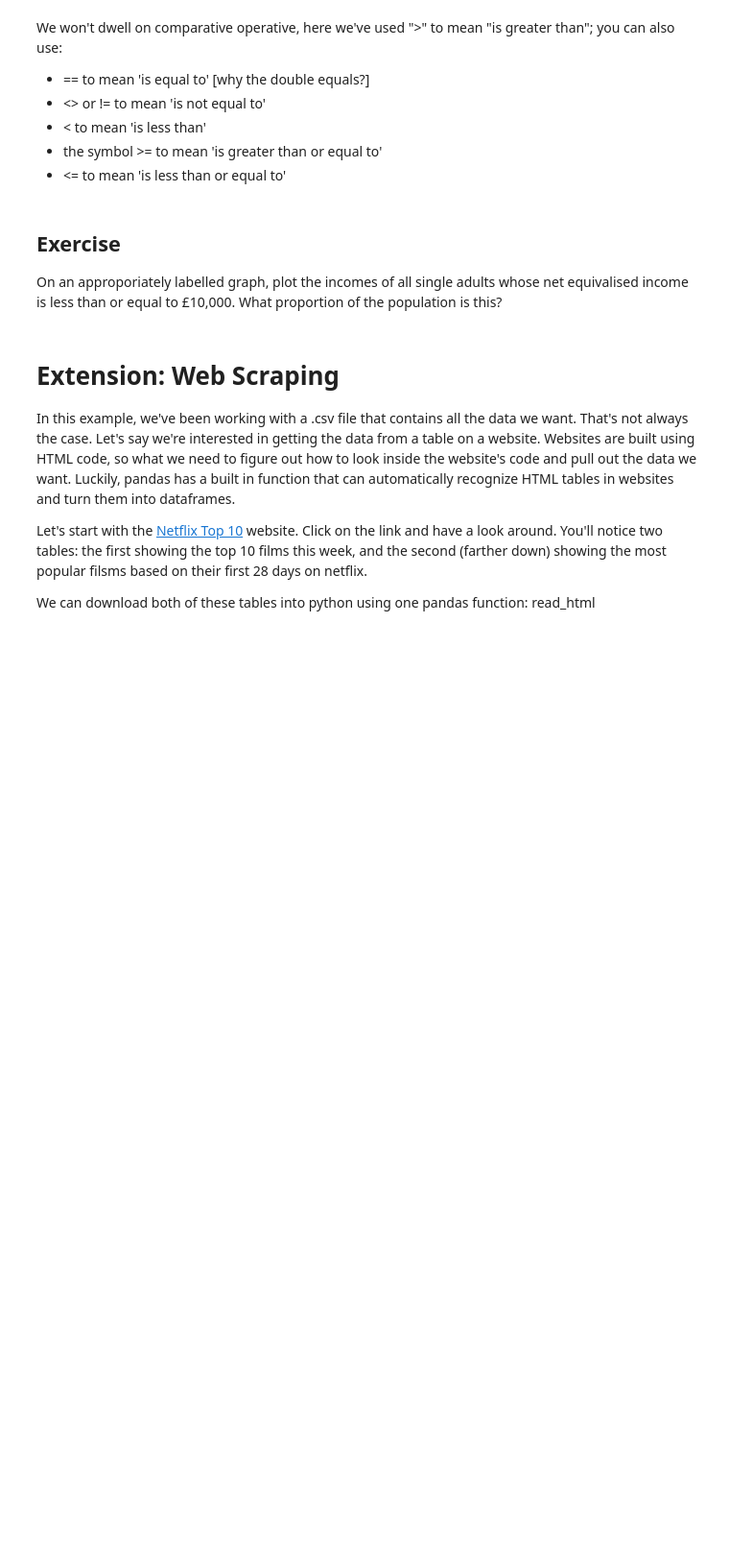
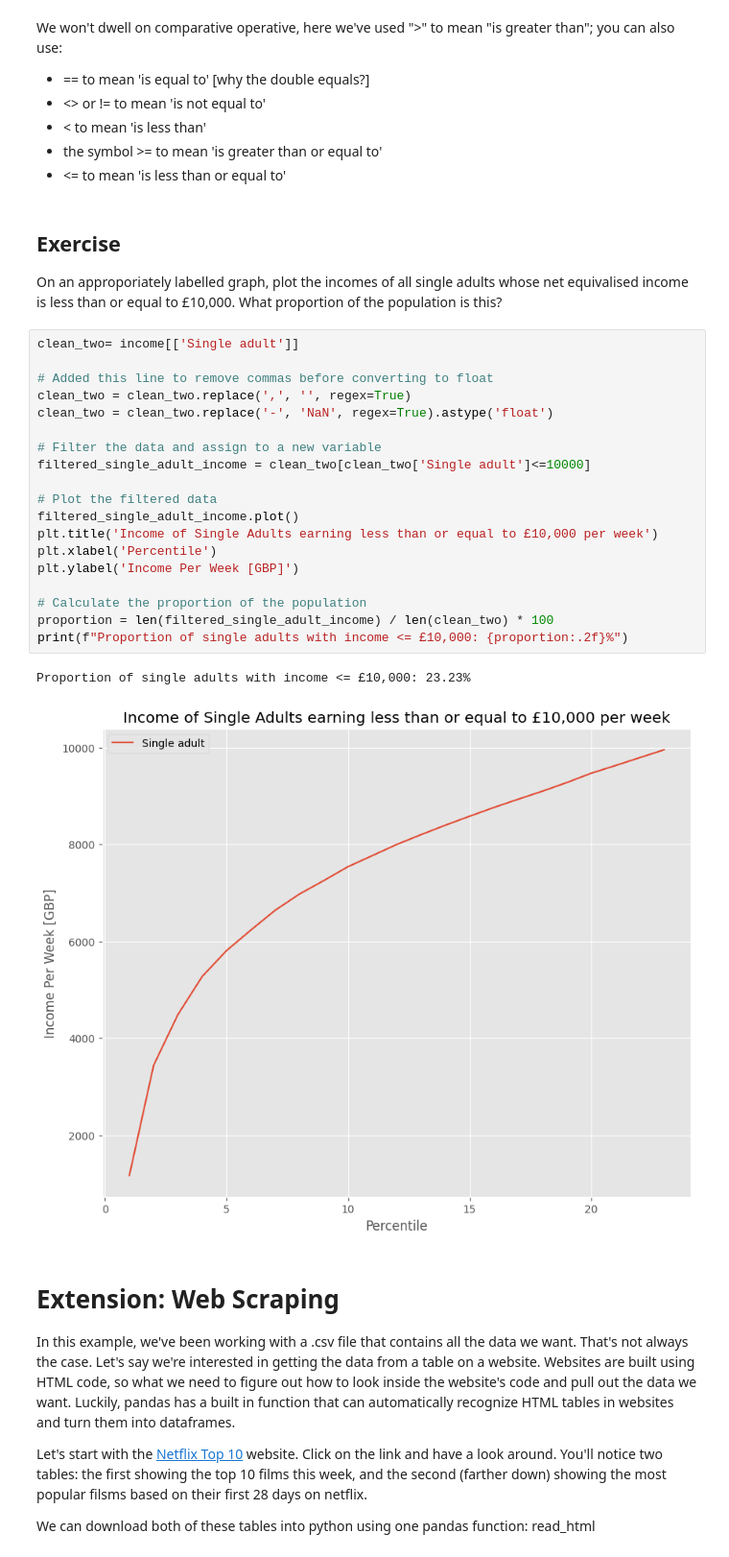
Before and after one commit to szofivardy-dev/QM2, a Jupyter notebook: W2_Working_with_Data_in_Pandas.ipynb, the cells around one changed output. Shown at 96% size. Drawn from its saved outputs; the diff is of its cells as text; blank space fills up the shorter version.

```diff
--- a/W2_Working_with_Data_in_Pandas.ipynb
+++ b/W2_Working_with_Data_in_Pandas.ipynb
@@ -347,6 +417,28 @@ We won't dwell on comparative operative, here we've used ">" to mean "is greater
 # %% [markdown]
 ## Exercise
 On an approporiately labelled graph, plot the incomes of all single adults whose net equivalised income is less than or equal to £10,000. What proportion of the population is this?
+# %%
+clean_two= income[['Single adult']]
+
+# Added this line to remove commas before converting to float
+clean_two = clean_two.replace(',', '', regex=True)
+clean_two = clean_two.replace('-', 'NaN', regex=True).astype('float')
+
+# Filter the data and assign to a new variable
+filtered_single_adult_income = clean_two[clean_two['Single adult']<=10000]
+
+# Plot the filtered data
+filtered_single_adult_income.plot()
+plt.title('Income of Single Adults earning less than or equal to £10,000 per week')
+plt.xlabel('Percentile')
+plt.ylabel('Income Per Week [GBP]')
+
+# Calculate the proportion of the population
+proportion = len(filtered_single_adult_income) / len(clean_two) * 100
+print(f"Proportion of single adults with income <= £10,000: {proportion:.2f}%")
+# %% [output]
+Proportion of single adults with income <= £10,000: 23.23%
+[figure, added]
 # %% [markdown]
 # Extension: Web Scraping
 
```
Also changed, not shown: parts of 14 cells of this notebook.
